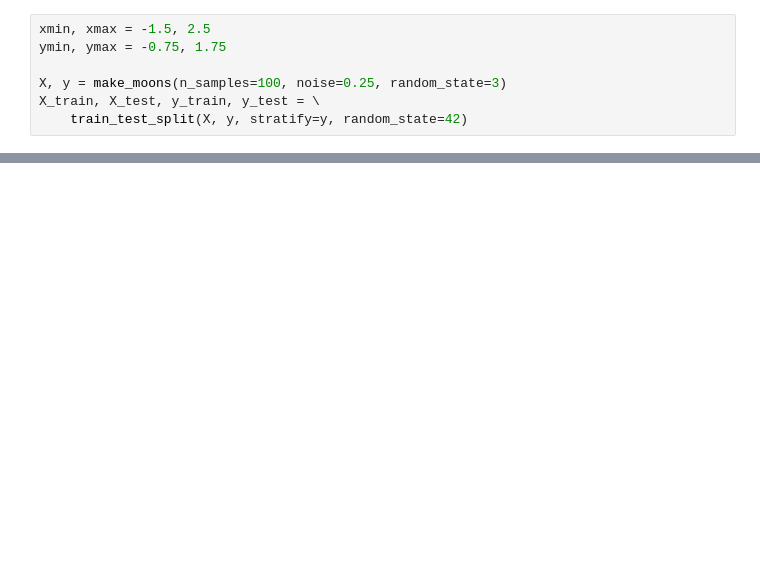
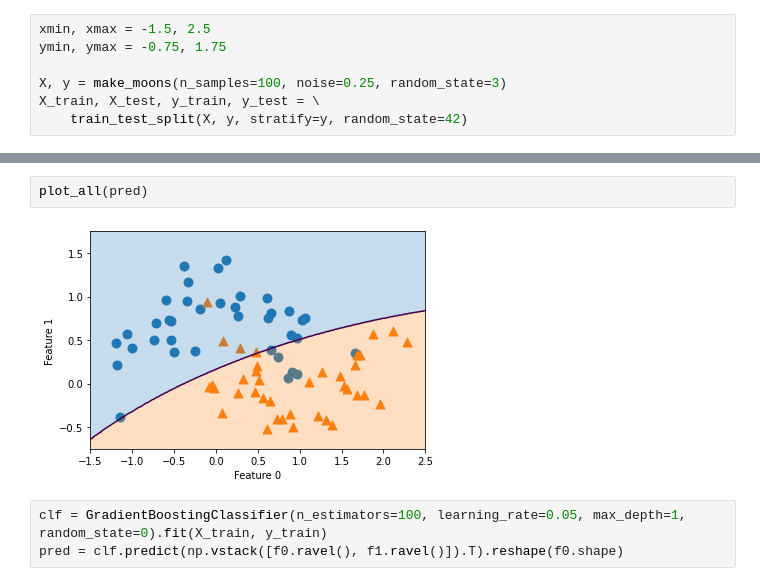
Before and after one commit to peisuke/ml-works, a Jupyter notebook: 6/6_3.ipynb, the cells around one changed output, grey strips where cells are left out. Drawn from its saved outputs; the diff is of its cells as text; blank space fills up the shorter version.

```diff
--- a/6/6_3.ipynb
+++ b/6/6_3.ipynb
@@ -41,0 +68,7 @@ plt.show()
+# %%
+plot_all(pred)
+# %% [output]
+[figure, added]
+# %%
+clf = GradientBoostingClassifier(n_estimators=100, learning_rate=0.05, max_depth=1, random_state=0).fit(X_train, y_train)
+pred = clf.predict(np.vstack([f0.ravel(), f1.ravel()]).T).reshape(f0.shape)
```
Also changed, not shown: parts of 9 cells of this notebook.
